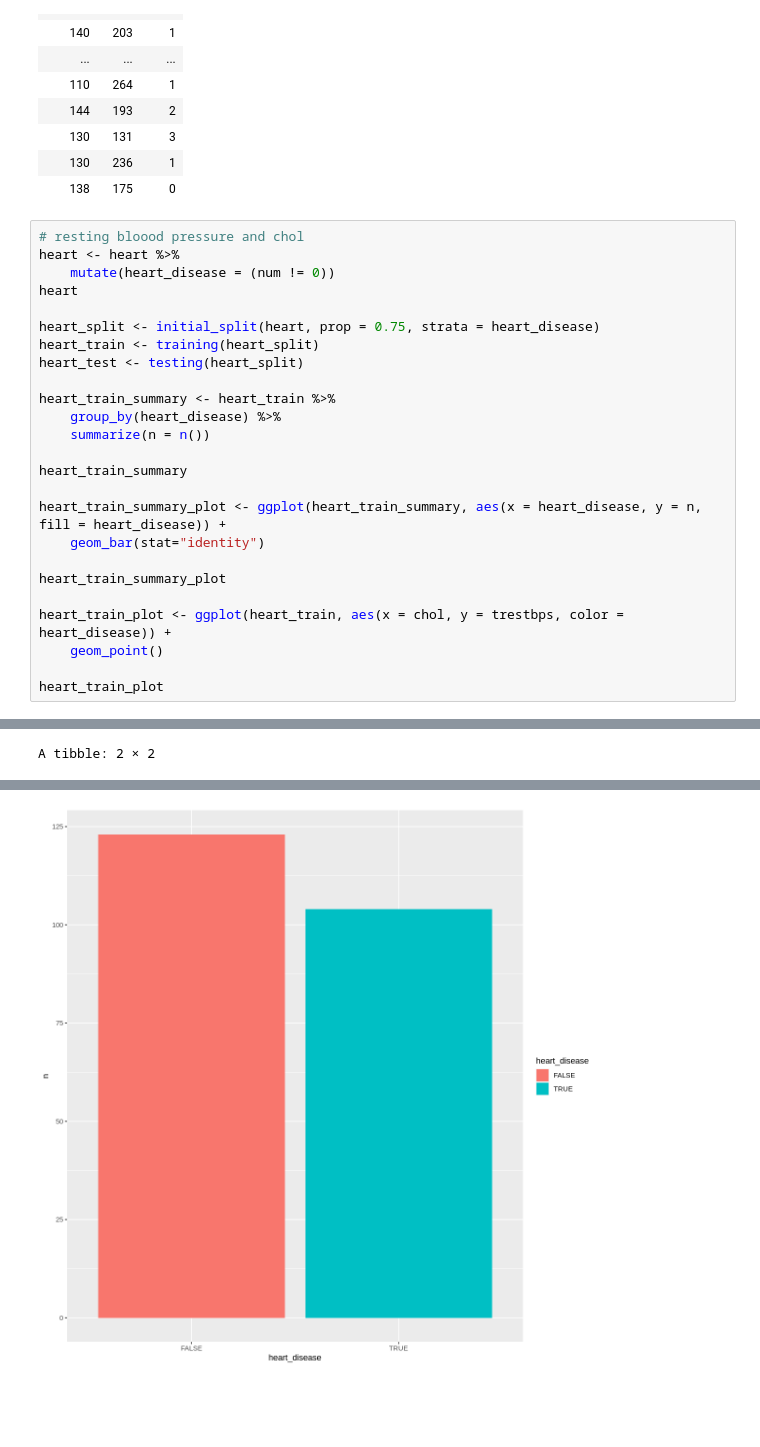
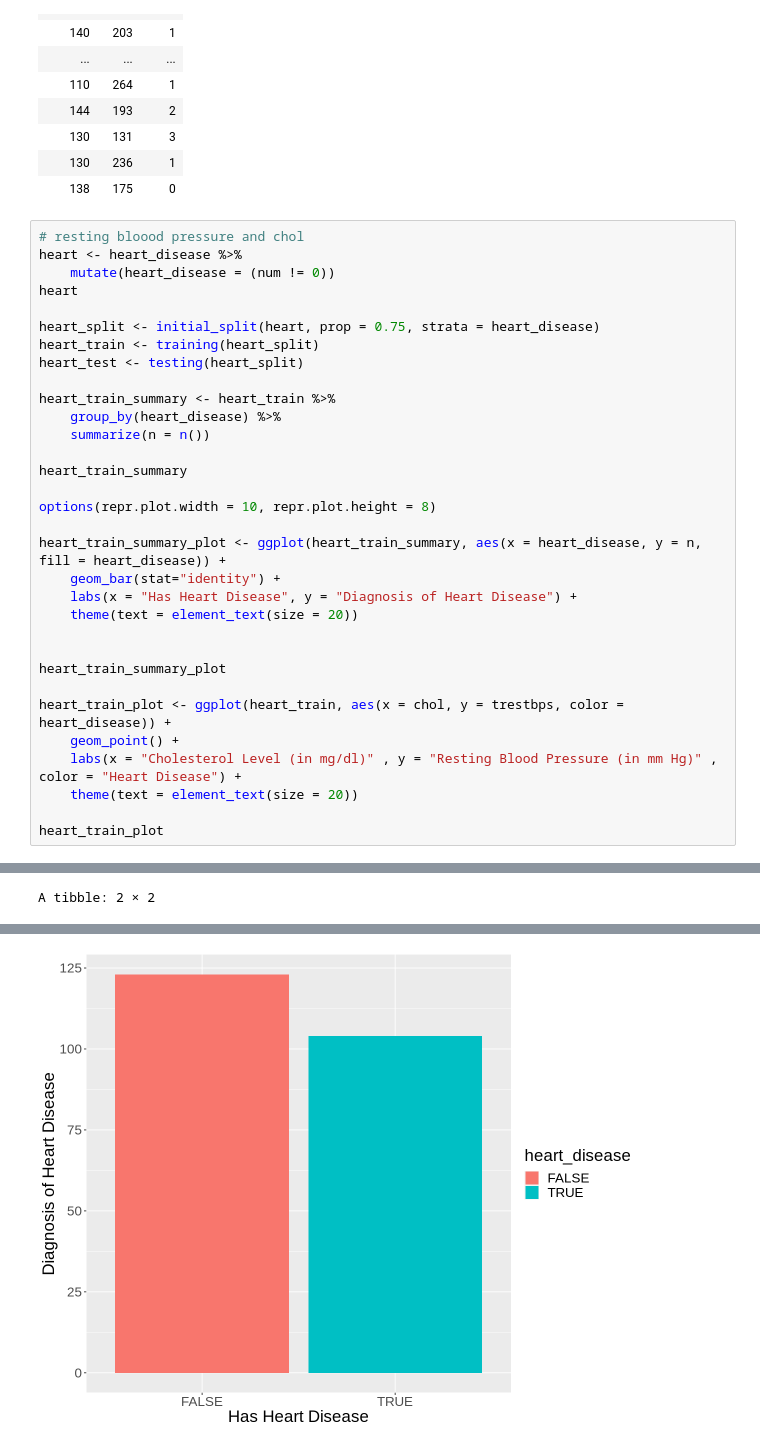
Before and after one commit to yeojunh/DSCI-100-Project, a Jupyter notebook: Heart_Disease.ipynb, the cells around one changed output, grey strips where cells are left out. Saved outputs shown, nothing was run; the diff lists cells and outputs as text; blank space fills up the shorter version.

Commit message:
Made changes to the visualization to enhance readability

```diff
--- a/Heart_Disease.ipynb
+++ b/Heart_Disease.ipynb
@@ -44,7 +62,7 @@ A tibble: 303 × 3
 | 138 | 175 | 0 |
 # %%
 # resting bloood pressure and chol
-heart <- heart %>%
+heart <- heart_disease %>%
     mutate(heart_disease = (num != 0))
 heart
 
@@ -58,13 +76,20 @@ heart_train_summary <- heart_train %>%
 
 heart_train_summary
 
+options(repr.plot.width = 10, repr.plot.height = 8)
+
 heart_train_summary_plot <- ggplot(heart_train_summary, aes(x = heart_disease, y = n, fill = heart_disease)) +
-    geom_bar(stat="identity")
+    geom_bar(stat="identity") +
+    labs(x = "Has Heart Disease", y = "Diagnosis of Heart Disease") +
+    theme(text = element_text(size = 20))
+
 
 heart_train_summary_plot
 
 heart_train_plot <- ggplot(heart_train, aes(x = chol, y = trestbps, color = heart_disease)) +
-    geom_point()
+    geom_point() +
+    labs(x = "Cholesterol Level (in mg/dl)" , y = "Resting Blood Pressure (in mm Hg)" , color = "Heart Disease") +
+    theme(text = element_text(size = 20))
 
 heart_train_plot
 # %% [output]
@@ -90,6 +115,6 @@ A tibble: 303 × 4
 A tibble: 2 × 2
 | heart_disease | n |
 | <lgl> | <int> |
 | FALSE | 123 |
 | TRUE | 104 |
-[figure, old version]
+[figure, new version]
```
Also changed, not shown: parts of 2 cells of this notebook.
